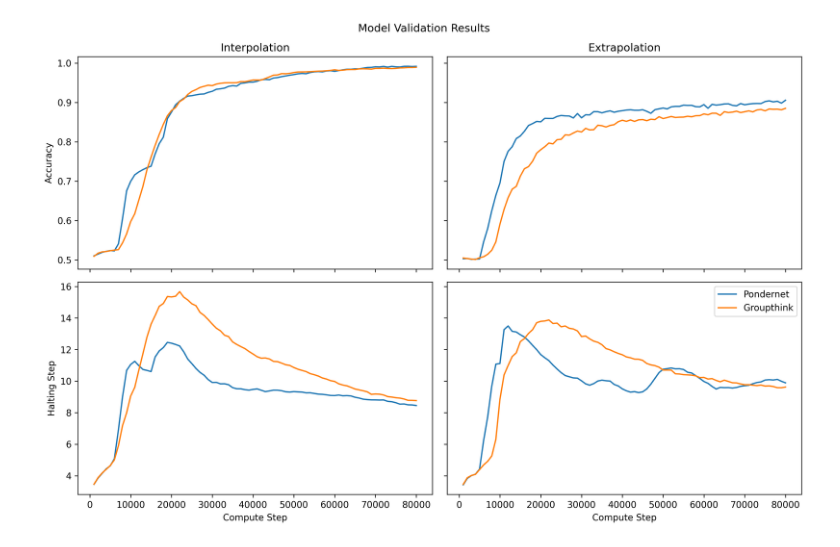
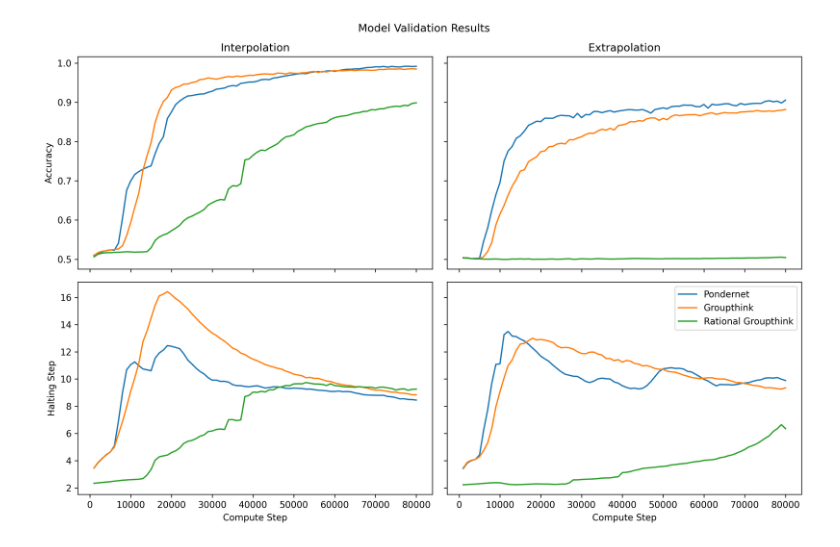
Before and after one commit to thesofakillers/ponder-bayes, a Jupyter notebook: notebooks/accuracies.ipynb, the cells around one changed output. Saved outputs shown, nothing was run; the diff lists cells and outputs as text; code cells hidden in the pictures.

```diff
--- a/notebooks/accuracies.ipynb
+++ b/notebooks/accuracies.ipynb
@@ -11,6 +17,7 @@ pd.options.mode.chained_assignment = None  # default='warn'
 tasks = ["interpolation", "extrapolation"]
 models = {"pondernet" : "Pondernet",
           "groupthink" : "Groupthink",
+          "aRGT" : "aRGT",
           "pondernet_mnist" : "Pondernet MNIST"}
 elems = {"interpolation": 16, "extrapolation": 24}
 # %%
@@ -74,7 +81,7 @@ def get_timeseries_df(paths, scalars):
         dict_result[s]["Average"] = dict_result[s].mean(axis = 1)
     return dict_result
 
-def get_metrics(phase, scalars, models):
+def get_metrics(type_data, scalars, models):
     """Gets metrics"""
     dfs = {}
     for m in models.keys():
@@ -85,23 +92,22 @@ def get_metrics(phase, scalars, models):
             else:
                 num_elems = elems[t]
             dir_path = f"../models/{m}_{t}_{num_elems}/*/*events*"
-            if phase == "test":
+            if type_data == "scalars":
                 files = get_paths(dir_path)
                 df = get_df(files, scalars)
                 dfs[m][t] = df.drop(["step"], axis=1)
-            elif phase == "val":
+            elif type_data == "timeseries":
                 files = get_paths(dir_path)
                 dfs[m][t] = get_timeseries_df(files, scalars)
-    if phase == "test":
+    if type_data == "scalars":
         to_graph = {t:{s:{m:dfs[m][t][[s]] for m in models} for s in scalars} for t in tasks}
-    else:
+    elif type_data == "timeseries":
         to_graph = {t:{s:{m:dfs[m][t][s] for m in models} for s in scalars} for t in tasks}
     return to_graph
 # %%
 # plotting scalars at test for comparison across models
-phase = "test"
-scalars = [f'{phase}/accuracy_halted_step', f'{phase}/halting_step']
-to_graph = get_metrics(phase, scalars, models)
+scalars = ['test/accuracy_halted_step', 'test/halting_step']
+to_graph = get_metrics("scalars", scalars, models)
 f, axs = plt.subplots(2, 2, dpi=300, figsize=(12, 8), sharex="col")
 for i, t in enumerate(tasks):
     for j, s in enumerate(scalars):
@@ -116,6 +122,6 @@ for i, t in enumerate(tasks):
                 axs[j,i].set_ylabel("Halting Step")
     axs[0,i].set_title(t.title())
 plt.suptitle('Model Results')
-# plt.tight_layout()
+plt.tight_layout()
 plt.show()
 # %% [output]
@@ -122,0 +129,13 @@ plt.show()
+# %%
+# make a table of above results for report
+to_table = to_graph
+header = pd.MultiIndex.from_product([[t.title() for t in tasks], ["Average", "Standard Err"]], )
+df = pd.DataFrame(columns = header, index=models.values())
+for s in scalars:
+    print(f"Scalar {s}:")
+    for t in tasks:
+        for m in models.keys():
+            data = to_table[t][s][m]
+            df[(t.title(), "Average")][models[m]] = data.mean().values[0]
+            df[(t.title(), "Standard Err")][models[m]] = data.std().values[0] / np.sqrt(data.size)
+    display(df)
@@ -123,29 +157,27 @@ plt.show()
 # %%
 # plotting time series of training for comparison across models
-phase = "val"
-max_steps = 80_000
-scalars = [f'{phase}/accuracy_halted_step', f'{phase}/halting_step']
+scalars = ['val/accuracy_halted_step', 'val/halting_step']
 models = {"pondernet" : "Pondernet",
-          "groupthink" : "Groupthink"}
-to_graph = get_metrics(phase, scalars, models)
-f, axs = plt.subplots(2, 2, dpi=300, figsize=(12, 8), sharey="row", sharex="col")
+          "groupthink" : "Groupthink",
+          "aRGT" : "Rational Groupthink"}
+to_graph = get_metrics("timeseries", scalars, models)
+f, axs = plt.subplots(len(tasks), len(scalars), dpi=300, figsize=(12, 8), sharey="row", sharex="col")
 for i, t in enumerate(tasks):
     for j, s in enumerate(scalars):
         for m in models.keys():
             data = to_graph[t][s][m]
             data.rename(columns={"Average": models[m]}, inplace=True)
-            # print(to_graph[t][s][m][models[m]+" Average"][:max_steps])
-            data[models[m]][data.index <= max_steps].plot(ax=axs[j,i], grid = False, style=["-"])
+            data[models[m]].plot(ax=axs[j,i], grid = False, style=["-"])
             if i % 2 == 0:
                 if j % 2 == 0:
                     axs[j,i].set_ylabel("Accuracy")
                 else:
                     axs[j,i].set_ylabel("Halting Step")
     axs[0,i].set_title(t.title())
     axs[1,i].set_xlabel("Compute Step")
 axs[1,1].legend()
 plt.suptitle('Model Validation Results')
 plt.tight_layout()
 plt.show()
 # %% [output]
-[figure, old version]
+[figure, new version]
```
Also changed, not shown: parts of 5 cells of this notebook.
